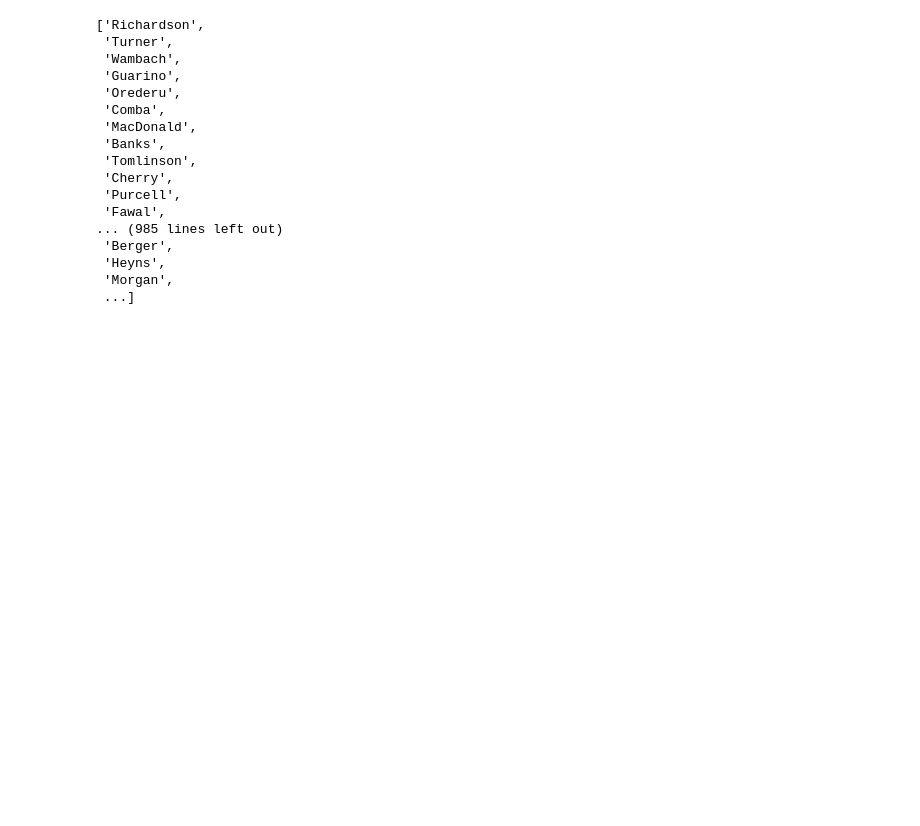
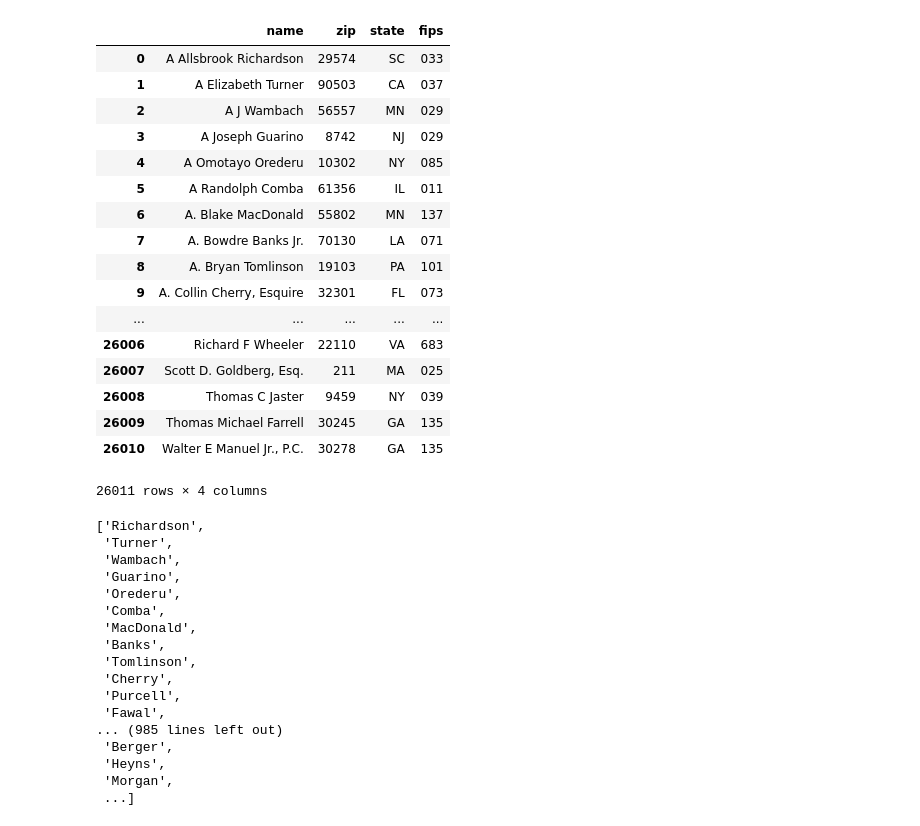
Before and after one commit to martinbolger/Name-Labeling-Project, a Jupyter notebook: name_list.ipynb, the cells around one changed output. Saved outputs shown, nothing was run; the diff lists cells and outputs as text; code cells hidden in the pictures; blank space fills up the shorter version.

```diff
--- a/name_list.ipynb
+++ b/name_list.ipynb
@@ -6,3 +4,28 @@ df = pd.read_csv('name_zip_fips_state.csv', dtype = str)
+# %%
+df = pd.read_csv('name_zip_fips_state_Dec_18_with_missing.csv', dtype = str)
+#Add leading zeros to the dataframe for the state and fips columns
+df.astype({'fips': 'str'}).dtypes
+df['fips'] = df['fips'].str.zfill(3)
+df
+# %% [output]
+|  | name | zip | state | fips |
+| 0 | A Allsbrook Richardson | 29574 | SC | 033 |
+| 1 | A Elizabeth Turner | 90503 | CA | 037 |
+| 2 | A J Wambach | 56557 | MN | 029 |
+| 3 | A Joseph Guarino | 8742 | NJ | 029 |
+| 4 | A Omotayo Orederu | 10302 | NY | 085 |
+| 5 | A Randolph Comba | 61356 | IL | 011 |
+| 6 | A. Blake MacDonald | 55802 | MN | 137 |
+| 7 | A. Bowdre Banks Jr. | 70130 | LA | 071 |
+| 8 | A. Bryan Tomlinson | 19103 | PA | 101 |
+| 9 | A. Collin Cherry, Esquire | 32301 | FL | 073 |
+| ... | ... | ... | ... | ... |
+| 26006 | Richard F Wheeler | 22110 | VA | 683 |
+| 26007 | Scott D. Goldberg, Esq. | 211 | MA | 025 |
+| 26008 | Thomas C Jaster | 9459 | NY | 039 |
+| 26009 | Thomas Michael Farrell | 30245 | GA | 135 |
+| 26010 | Walter E Manuel Jr., P.C. | 30278 | GA | 135 |
+26011 rows × 4 columns
 # %%
 name_list = df['name']
 last_name_list = []
```
Also changed, not shown: parts of 5 cells of this notebook, 29 other files.
